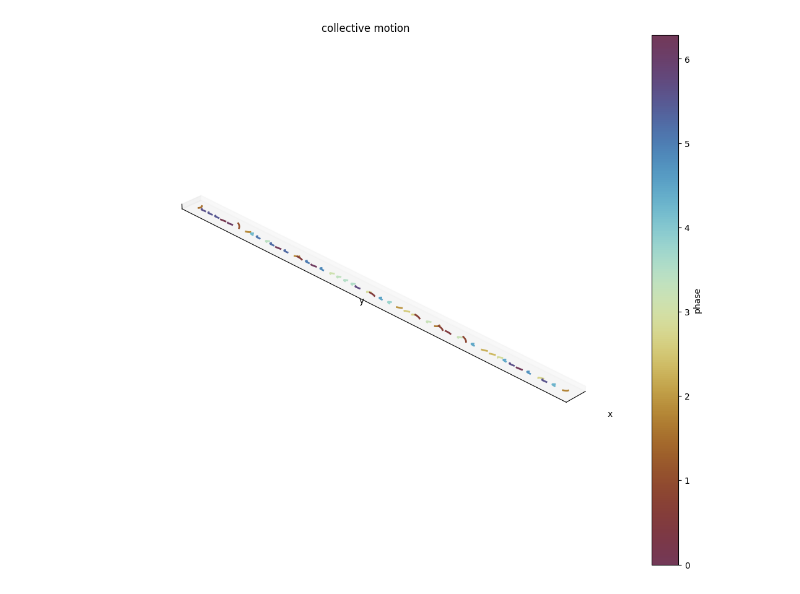
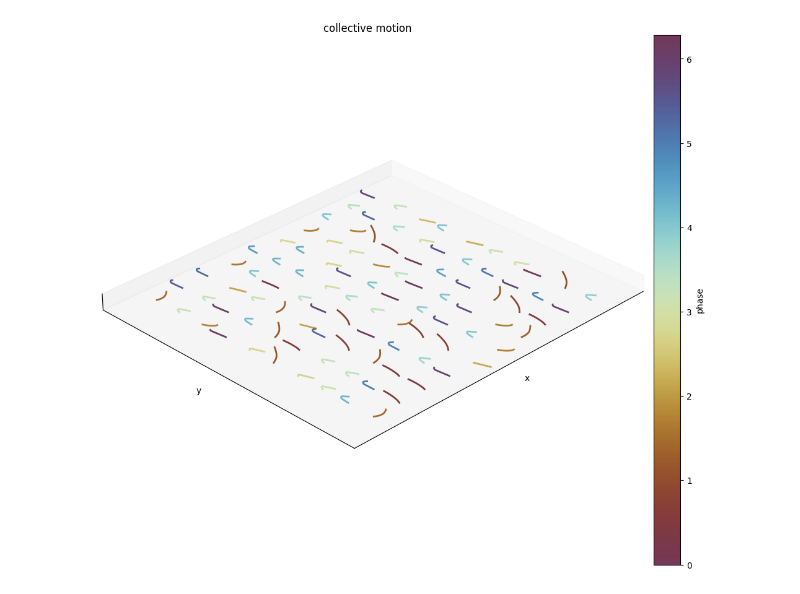
Before and after one commit to Biofluid-Dynamics-Group/cuda-filaments, a Jupyter notebook: analysis/plot_wave.ipynb, the cells around one changed output. Drawn from its saved outputs; the diff is of its cells as text; code cells hidden in the pictures.

```diff
--- a/analysis/plot_wave.ipynb
+++ b/analysis/plot_wave.ipynb
@@ -7,7 +7,7 @@ import cmcrameri.cm as cmc
 from tqdm import tqdm
 
 # --- Parameters ---
-num_fils = 50
+num_fils = 100
 num_segs = 20
 num_steps = 500
 
@@ -49,36 +49,36 @@ ax_preview.set_zlim(np.min(z_coords) , np.max(z_coords) )
 
 ax_preview.set_xlabel('x')
 ax_preview.set_ylabel('y')
 # ax_preview.set_zlabel('z')
 ax_preview.set_title('collective motion')
 ax_preview.set_aspect('equal')
 ax_preview.grid(False)
 
 # Hide ticks
-ax_preview.set_xticks([])
-ax_preview.set_yticks([])
+# ax_preview.set_xticks([])
+# ax_preview.set_yticks([])
 ax_preview.set_zticks([])
 
 # Set view angle
 ax_preview.view_init(elev=30, azim=45)
 
 # Plot each cilium for the first frame
 for i in range(num_fils):
     cilium_positions = seg_positions[0, i, :, :]
     x_data = cilium_positions[:, 0]
     y_data = cilium_positions[:, 1]
     z_data = cilium_positions[:, 2]
     ax_preview.plot(x_data, y_data, z_data, '-', lw=2, color=cmap(norm(phases[0, i])))
 
 # Add a colorbar
 sm = plt.cm.ScalarMappable(cmap=cmap, norm=norm)
 sm.set_array([])
 cbar = fig_preview.colorbar(sm, ax=ax_preview, orientation='vertical', fraction=0.046, pad=0.04)
 cbar.set_label('phase')
 
 plt.show()
 # %% [output]
-[figure, old version]
+[figure, new version]
 # %%
 # --- Animation Setup ---
 fig_anim = plt.figure(figsize=(12, 12))
```
Also changed, not shown: 2 other files.
